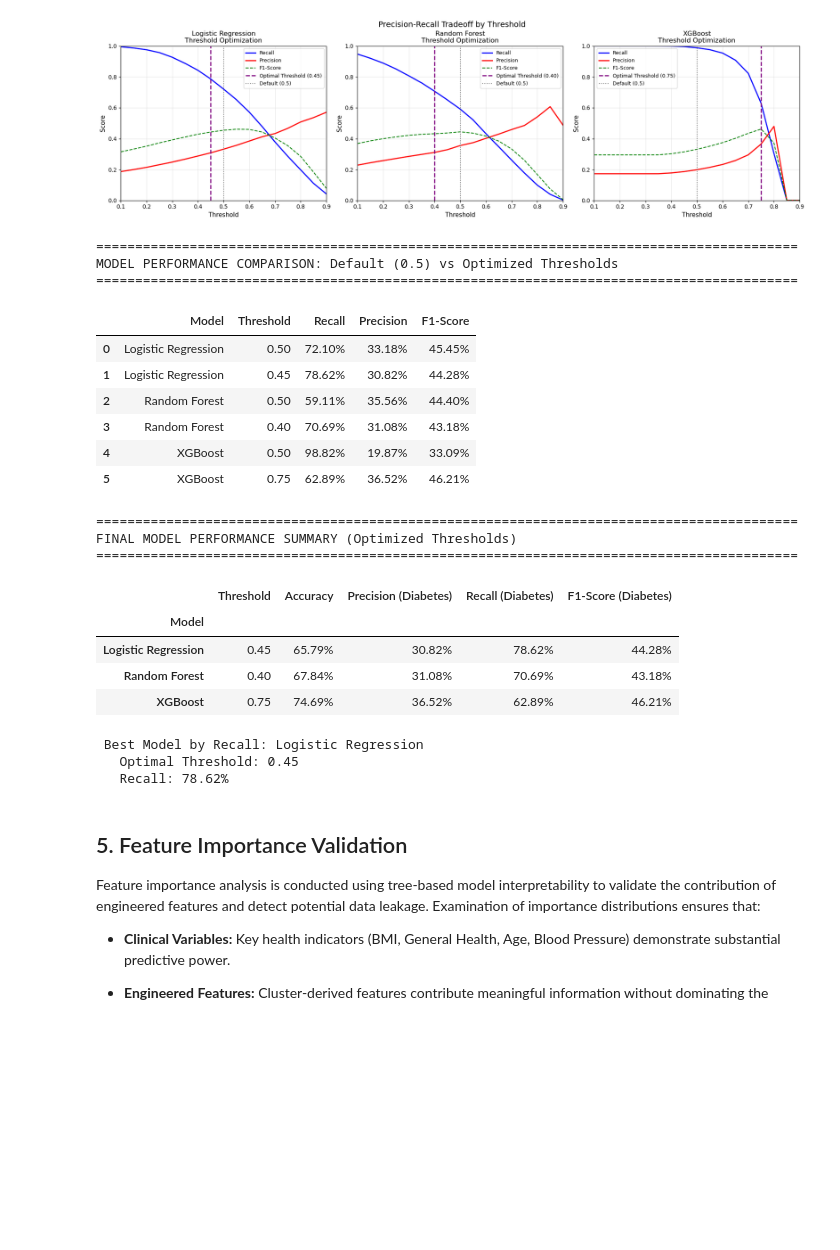
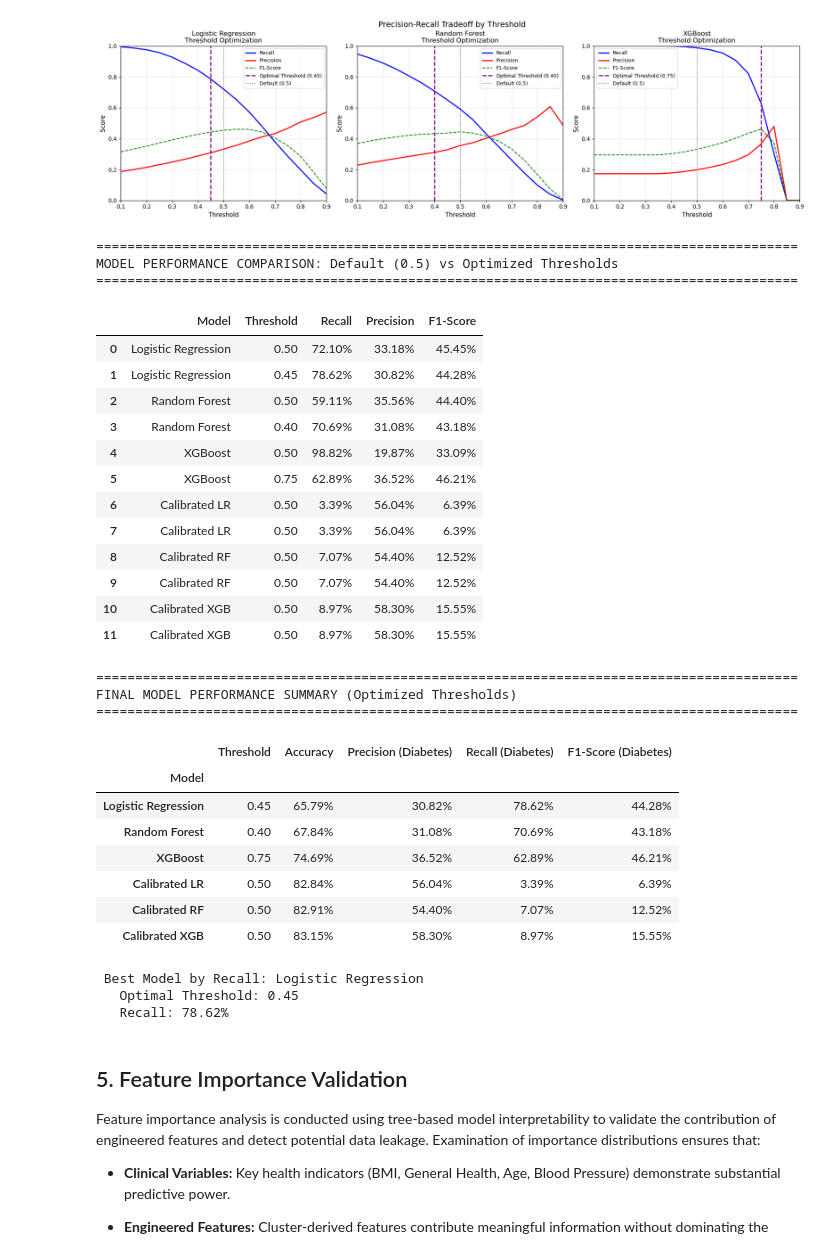
Before and after one commit to RoshanBM/FAIDM-Individual, a Jupyter notebook: diabetes-risk-analysis/notebooks/03_classification_model.ipynb, the cells around one changed output. Cells and saved outputs as stored; diff of their text form; code cells hidden in the pictures; blank space fills up the shorter version.

```diff
--- a/diabetes-risk-analysis/notebooks/03_classification_model.ipynb
+++ b/diabetes-risk-analysis/notebooks/03_classification_model.ipynb
@@ -538,13 +653,18 @@ A comprehensive evaluation compares model performance using both default (0.5) a
 Comparative analysis reveals the performance gain achieved through threshold optimization and identifies the superior model for deployment.
 # %%
 # Visualize Precision-Recall tradeoff for each model
-fig, axes = plt.subplots(1, 3, figsize=(18, 5))
-
 model_results = [
     ('Logistic Regression', lr_results, lr_threshold),
     ('Random Forest', rf_results, rf_threshold),
     ('XGBoost', xgb_results, xgb_threshold)
 ]
+
+n_plots = len(model_results)
+fig, axes = plt.subplots(1, n_plots, figsize=(6 * n_plots, 5))
+
+# Ensure axes is iterable even if n_plots=1
+if n_plots == 1:
+    axes = [axes]
 
 for idx, (name, results, opt_threshold) in enumerate(model_results):
     ax = axes[idx]
@@ -582,7 +702,13 @@ print("=" * 90)
 comparison_data = []
 
 for model_name, (model, y_pred_opt, opt_threshold) in models.items():
-    y_pred_def = models_default[model_name]
+    # Handle New/Calibrated models that might not be in models_default
+    if model_name in models_default:
+        y_pred_def = models_default[model_name]
+    else:
+        # If not in default dict (like Calibrated models), assume the provided prediction
+        # corresponds to the default threshold (which is 0.5 for calibrated models)
+        y_pred_def = y_pred_opt
 
     # Default threshold metrics
     # Handle zero_division=0 to prevent warnings if precision is 0
@@ -659,33 +785,39 @@ final_df = pd.DataFrame(final_summary).set_index('Model')
 display(final_df.style.format({
     'Threshold': '{:.2f}',
     'Accuracy': '{:.2%}',
     'Precision (Diabetes)': '{:.2%}',
     'Recall (Diabetes)': '{:.2%}',
     'F1-Score (Diabetes)': '{:.2%}'
 }).background_gradient(cmap='Greens', subset=['Recall (Diabetes)']))
 
 # Identify best model by recall
 if not final_df.empty:
     best_model_name = final_df['Recall (Diabetes)'].idxmax()
     best_threshold = final_df.loc[best_model_name, 'Threshold']
     best_recall = final_df.loc[best_model_name, 'Recall (Diabetes)']
 
     print(f"\n Best Model by Recall: {best_model_name}")
     print(f"   Optimal Threshold: {best_threshold:.2f}")
     print(f"   Recall: {best_recall:.2%}")
 else:
     print("No valid models found in summary.")
 # %% [output]
 ==========================================================================================
 MODEL PERFORMANCE COMPARISON: Default (0.5) vs Optimized Thresholds
 ==========================================================================================
 |  | Model | Threshold | Recall | Precision | F1-Score |
 | 0 | Logistic Regression | 0.50 | 72.10% | 33.18% | 45.45% |
 | 1 | Logistic Regression | 0.45 | 78.62% | 30.82% | 44.28% |
 | 2 | Random Forest | 0.50 | 59.11% | 35.56% | 44.40% |
 | 3 | Random Forest | 0.40 | 70.69% | 31.08% | 43.18% |
 | 4 | XGBoost | 0.50 | 98.82% | 19.87% | 33.09% |
 | 5 | XGBoost | 0.75 | 62.89% | 36.52% | 46.21% |
+| 6 | Calibrated LR | 0.50 | 3.39% | 56.04% | 6.39% |
+| 7 | Calibrated LR | 0.50 | 3.39% | 56.04% | 6.39% |
+| 8 | Calibrated RF | 0.50 | 7.07% | 54.40% | 12.52% |
+| 9 | Calibrated RF | 0.50 | 7.07% | 54.40% | 12.52% |
+| 10 | Calibrated XGB | 0.50 | 8.97% | 58.30% | 15.55% |
+| 11 | Calibrated XGB | 0.50 | 8.97% | 58.30% | 15.55% |
 ==========================================================================================
 FINAL MODEL PERFORMANCE SUMMARY (Optimized Thresholds)
 ==========================================================================================
@@ -694,6 +826,9 @@ FINAL MODEL PERFORMANCE SUMMARY (Optimized Thresholds)
 | Logistic Regression | 0.45 | 65.79% | 30.82% | 78.62% | 44.28% |
 | Random Forest | 0.40 | 67.84% | 31.08% | 70.69% | 43.18% |
 | XGBoost | 0.75 | 74.69% | 36.52% | 62.89% | 46.21% |
+| Calibrated LR | 0.50 | 82.84% | 56.04% | 3.39% | 6.39% |
+| Calibrated RF | 0.50 | 82.91% | 54.40% | 7.07% | 12.52% |
+| Calibrated XGB | 0.50 | 83.15% | 58.30% | 8.97% | 15.55% |
  Best Model by Recall: Logistic Regression
    Optimal Threshold: 0.45
    Recall: 78.62%
```
Also changed, not shown: parts of 10 cells of this notebook, 1 other file.
